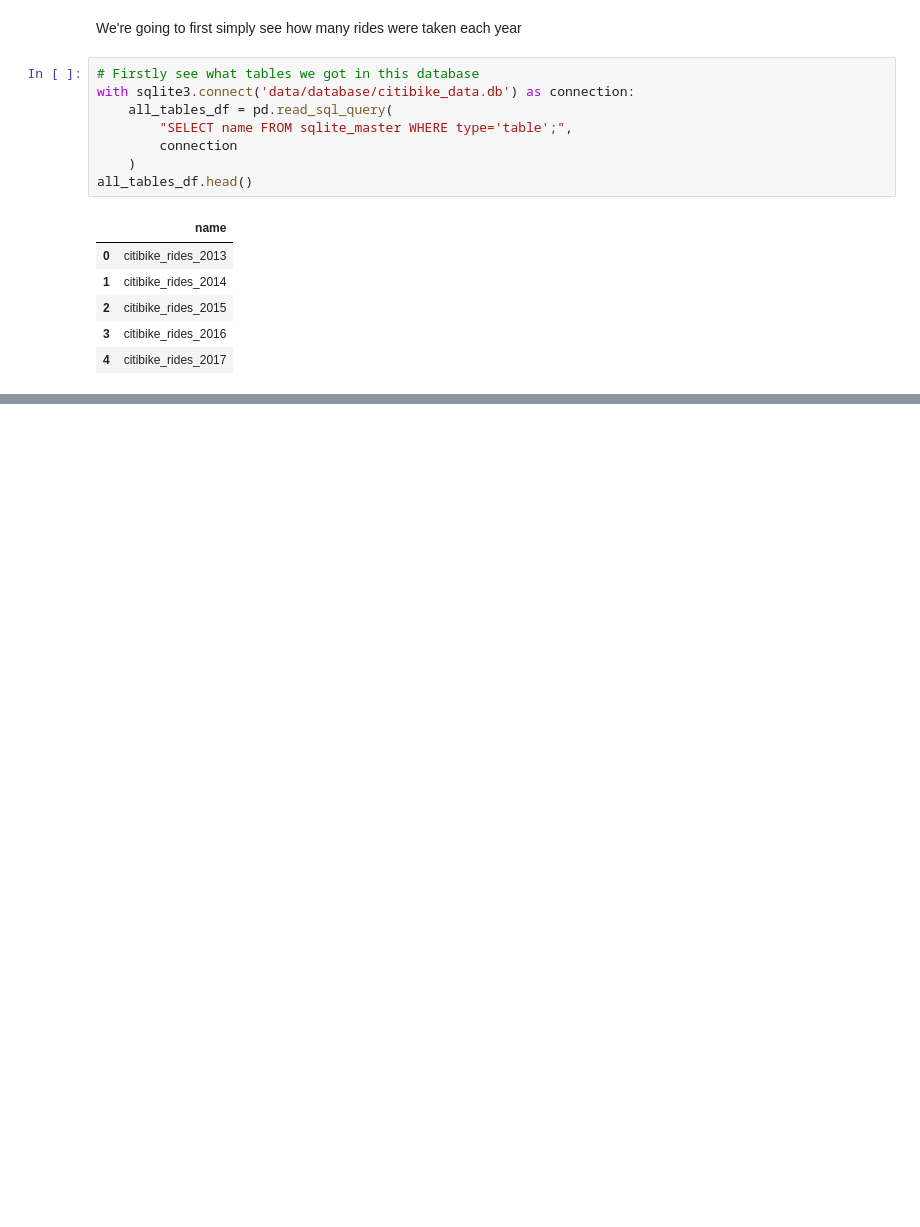
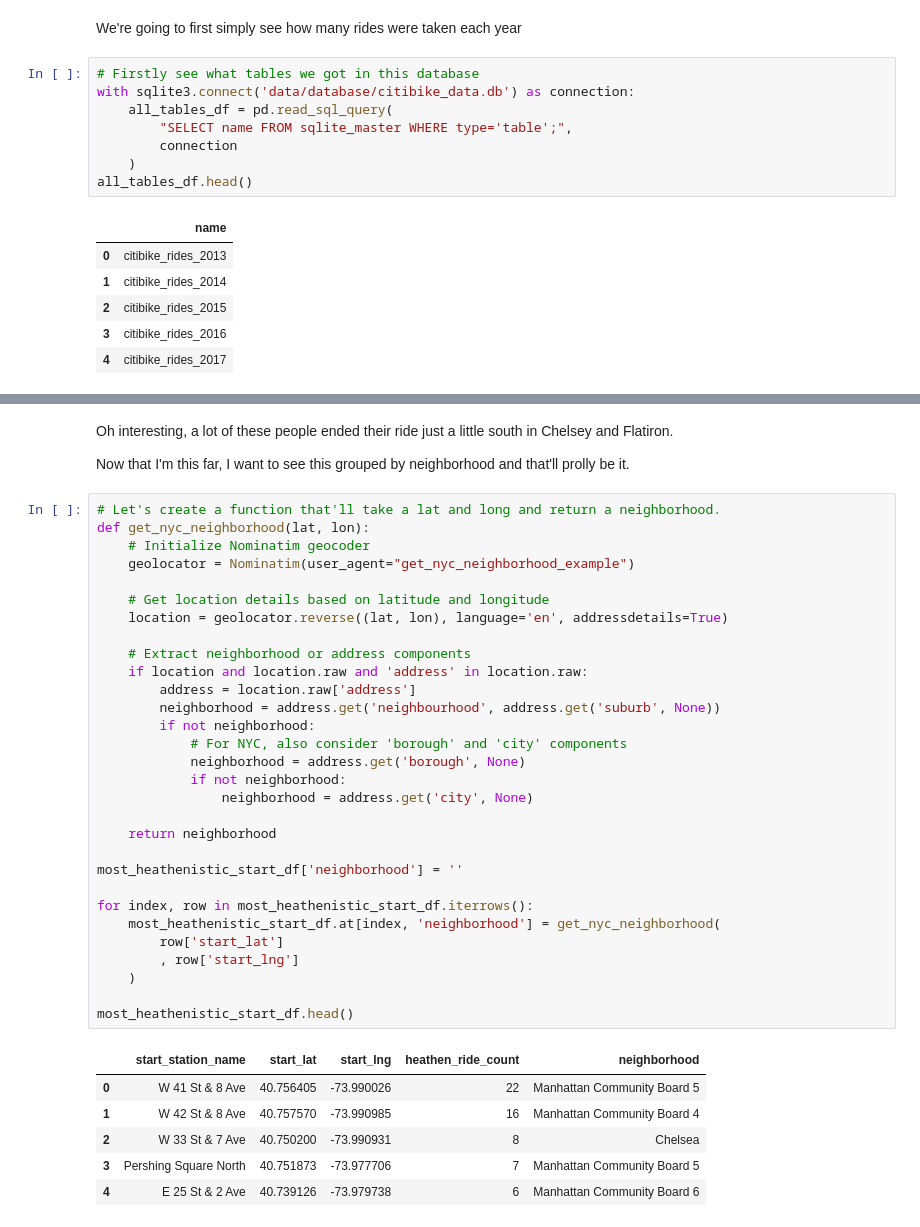
Before and after one commit to riverar9/citi-bike-trips-fun, a Jupyter notebook: how_has_citibike_usage_grown.ipynb, the cells around one changed output, grey strips where cells are left out. Drawn from its saved outputs; the diff is of its cells as text; blank space fills up the shorter version.

```diff
--- a/how_has_citibike_usage_grown.ipynb
+++ b/how_has_citibike_usage_grown.ipynb
@@ -142,0 +326,41 @@ sns.lineplot(
+# %% [markdown]
+Oh interesting, a lot of these people ended their ride just a little south in Chelsey and Flatiron.
+
+Now that I'm this far, I want to see this grouped by neighborhood and that'll prolly be it.
+# %%
+# Let's create a function that'll take a lat and long and return a neighborhood.
+def get_nyc_neighborhood(lat, lon):
+    # Initialize Nominatim geocoder
+    geolocator = Nominatim(user_agent="get_nyc_neighborhood_example")
+
+    # Get location details based on latitude and longitude
+    location = geolocator.reverse((lat, lon), language='en', addressdetails=True)
+
+    # Extract neighborhood or address components
+    if location and location.raw and 'address' in location.raw:
+        address = location.raw['address']
+        neighborhood = address.get('neighbourhood', address.get('suburb', None))
+        if not neighborhood:
+            # For NYC, also consider 'borough' and 'city' components
+            neighborhood = address.get('borough', None)
+            if not neighborhood:
+                neighborhood = address.get('city', None)
+
+    return neighborhood
+
+most_heathenistic_start_df['neighborhood'] = ''
+
+for index, row in most_heathenistic_start_df.iterrows():
+    most_heathenistic_start_df.at[index, 'neighborhood'] = get_nyc_neighborhood(
+        row['start_lat']
+        , row['start_lng']
+    )
+
+most_heathenistic_start_df.head()
+# %% [output]
+|  | start_station_name | start_lat | start_lng | heathen_ride_count | neighborhood |
+| 0 | W 41 St & 8 Ave | 40.756405 | -73.990026 | 22 | Manhattan Community Board 5 |
+| 1 | W 42 St & 8 Ave | 40.757570 | -73.990985 | 16 | Manhattan Community Board 4 |
+| 2 | W 33 St & 7 Ave | 40.750200 | -73.990931 | 8 | Chelsea |
+| 3 | Pershing Square North | 40.751873 | -73.977706 | 7 | Manhattan Community Board 5 |
+| 4 | E 25 St & 2 Ave | 40.739126 | -73.979738 | 6 | Manhattan Community Board 6 |
```
Also changed, not shown: parts of 20 cells of this notebook.
